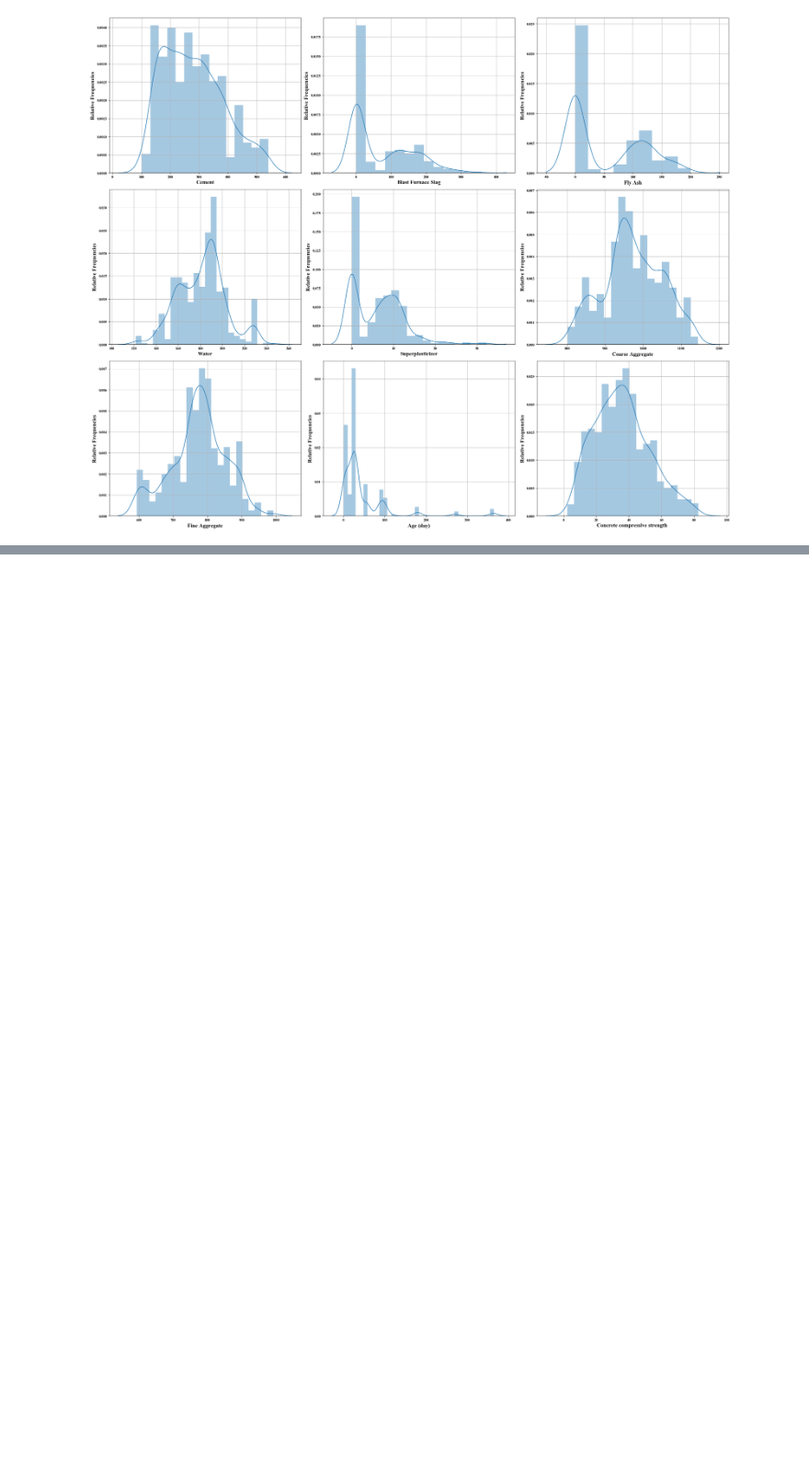
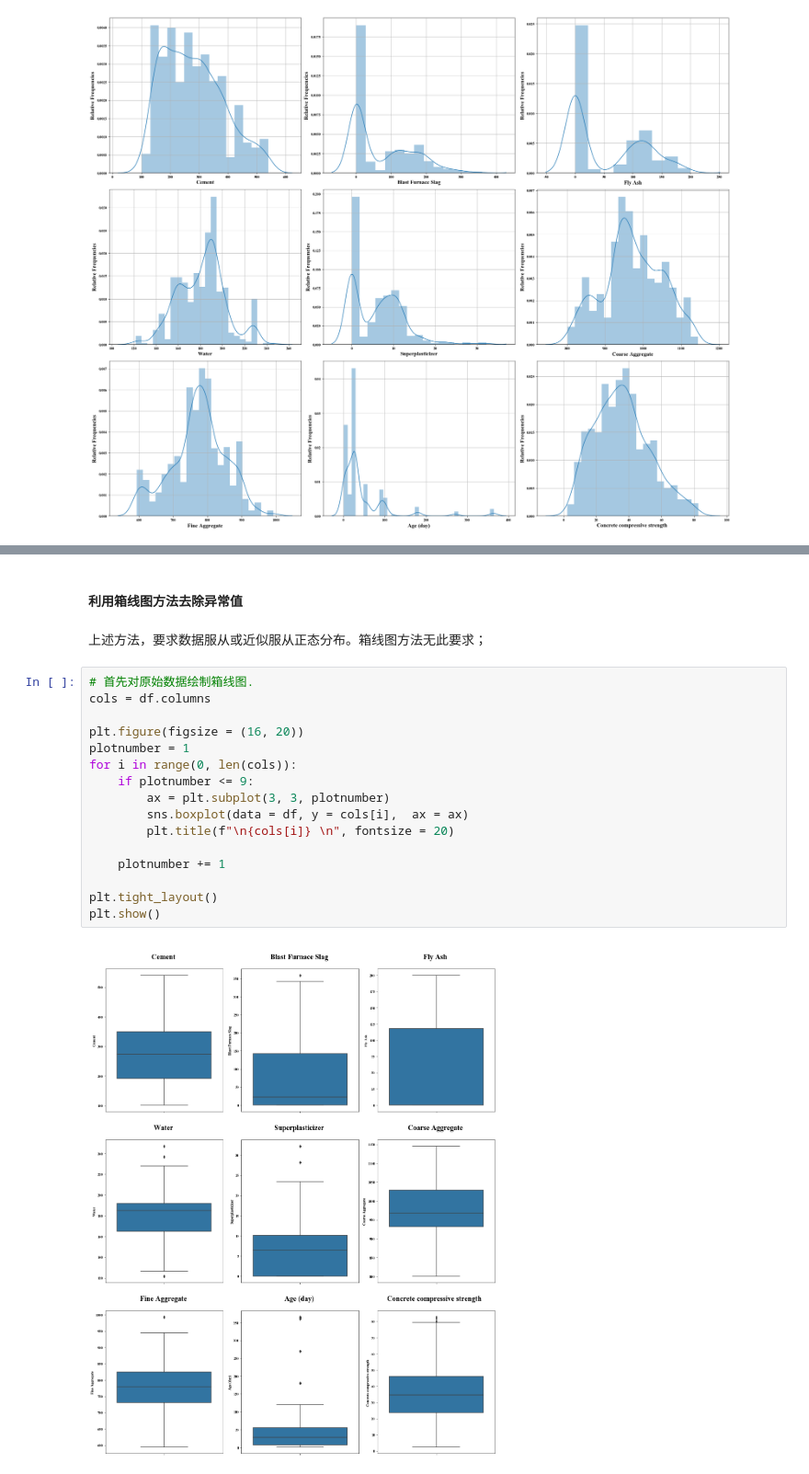
Before and after one commit to YaoXiao-CS/Work-Project-Collection, a Jupyter notebook: ML-利用机器学习预测混凝土抗压强度/【补充内容1】.ipynb, the cells around one changed output, grey strips where cells are left out. Shown at 92% size. Saved outputs shown, nothing was run; the diff lists cells and outputs as text; blank space fills up the shorter version.

```diff
--- a/ML-利用机器学习预测混凝土抗压强度/【补充内容1】.ipynb
+++ b/ML-利用机器学习预测混凝土抗压强度/【补充内容1】.ipynb
@@ -77,0 +238,22 @@ plt.show()
+# %% [markdown]
+#### 利用箱线图方法去除异常值
+# %% [markdown]
+上述方法，要求数据服从或近似服从正态分布。箱线图方法无此要求；
+# %%
+# 首先对原始数据绘制箱线图.
+cols = df.columns
+
+plt.figure(figsize = (16, 20))
+plotnumber = 1
+for i in range(0, len(cols)):
+    if plotnumber <= 9:
+        ax = plt.subplot(3, 3, plotnumber)
+        sns.boxplot(data = df, y = cols[i],  ax = ax)
+        plt.title(f"\n{cols[i]} \n", fontsize = 20)
+
+    plotnumber += 1
+
+plt.tight_layout()
+plt.show()
+# %% [output]
+[figure, added]
```
Also changed, not shown: parts of 10 cells of this notebook, 1 other file.
